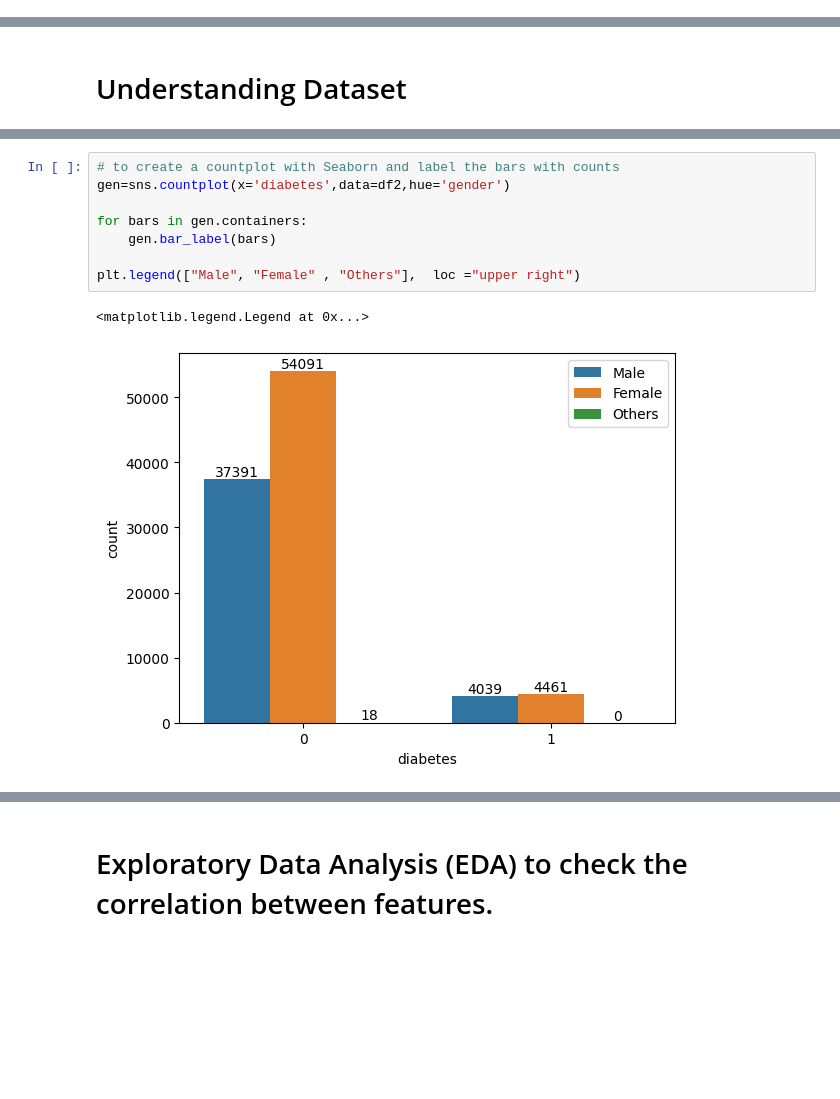
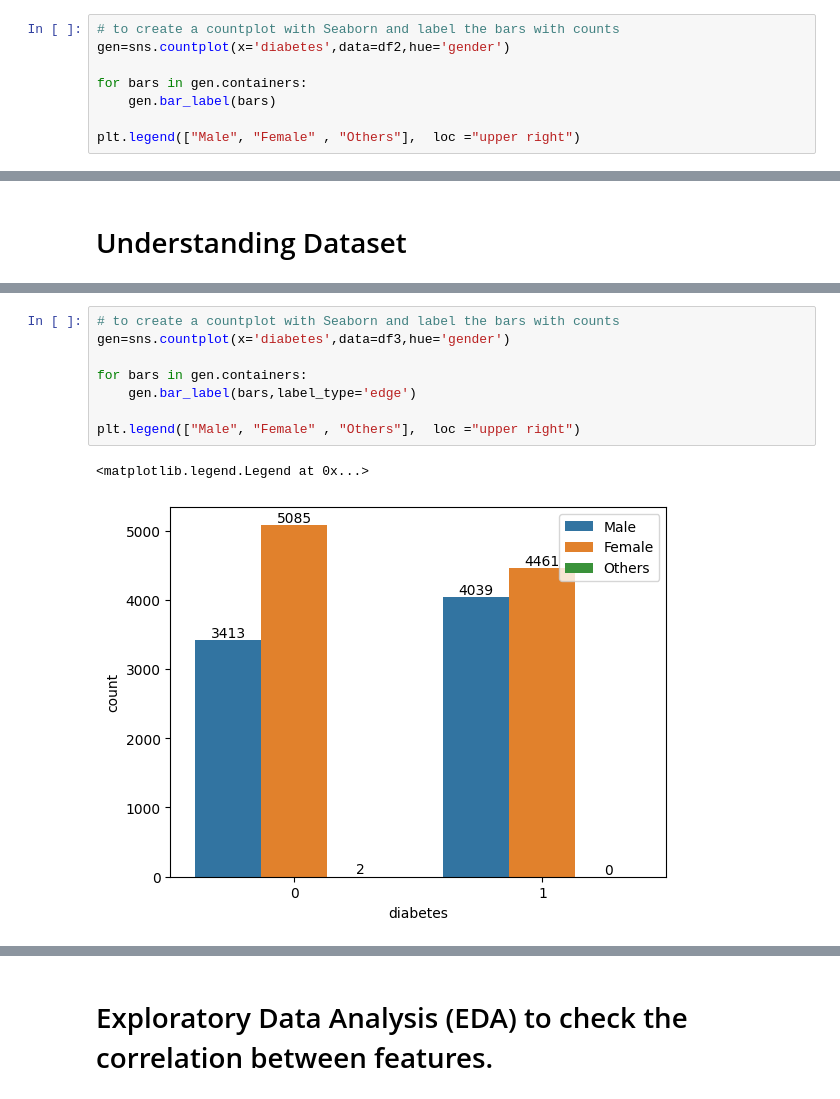
Before and after one commit to PrathamKumar125/Diabetes_Prediction_model, a Jupyter notebook: Diabetes Prediction Model.ipynb, the cells around one changed output, grey strips where cells are left out. Drawn from its saved outputs; the diff is of its cells as text; blank space fills up the shorter version.

```diff
--- a/Diabetes Prediction Model.ipynb
+++ b/Diabetes Prediction Model.ipynb
@@ -169,0 +182,8 @@ print(df2)
+# %%
+# to create a countplot with Seaborn and label the bars with counts
+gen=sns.countplot(x='diabetes',data=df2,hue='gender')
+
+for bars in gen.containers:
+    gen.bar_label(bars)
+
+plt.legend(["Male", "Female" , "Others"],  loc ="upper right")
@@ -223,14 +268,14 @@ df2.describe() # to generate various summary statistics of the numerical columns
 # %%
 # to create a countplot with Seaborn and label the bars with counts
-gen=sns.countplot(x='diabetes',data=df2,hue='gender')
+gen=sns.countplot(x='diabetes',data=df3,hue='gender')
 
 for bars in gen.containers:
-    gen.bar_label(bars)
+    gen.bar_label(bars,label_type='edge')
 
 plt.legend(["Male", "Female" , "Others"],  loc ="upper right")
 # %% [output]
 <matplotlib.legend.Legend at 0x...>
-[figure, old version]
+[figure, new version]
 # %%
 # to create a pie chart to visualize the distribution of diabetes labels (0 for negative and 1 for positive)using Matplotlib.
 labels = [0, 1]
```
Also changed, not shown: parts of 36 cells of this notebook.
